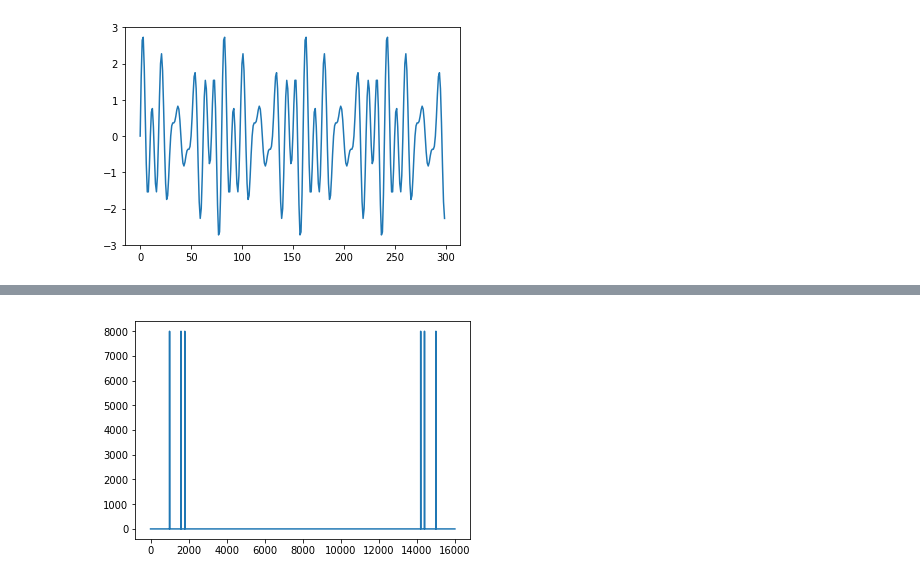
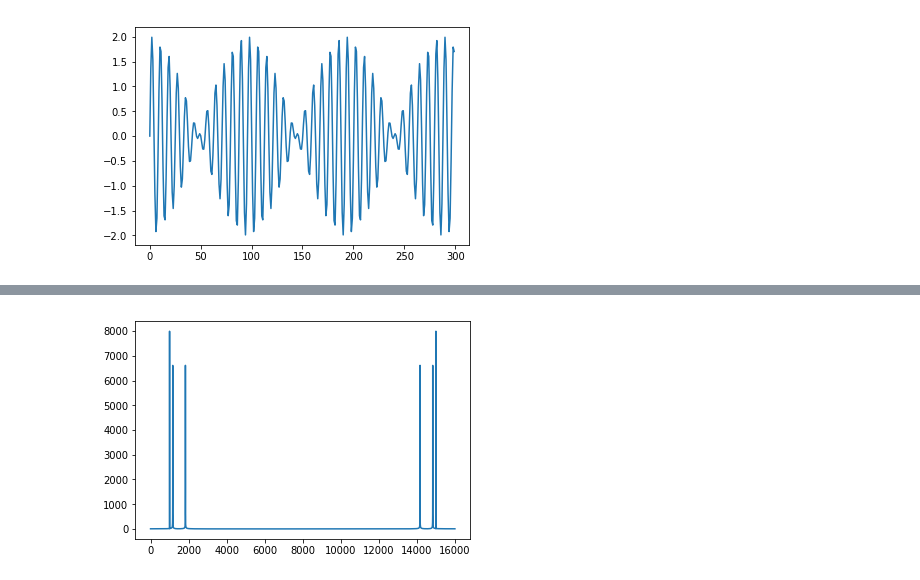
Before and after one commit to lucieperrotta/PDC, a Jupyter notebook: waveformFormer.ipynb, the cells around one changed output, grey strips where cells are left out. Drawn from its saved outputs; the diff is of its cells as text; code cells hidden in the pictures.

```diff
--- a/waveformFormer.ipynb
+++ b/waveformFormer.ipynb
@@ -11,7 +11,7 @@ Fs = 16000 # sampling freqency
 TWOPI = 2 * np.pi
 T=1
 # %%
-my_alphabet = list(' ' + string.ascii_lowercase + string.ascii_uppercase + string.digits) #our alphabet
+my_alphabet = list(' ' + string.printable) #our alphabet
 
 #transforms a character from our alphabet to its binary representation
 def toBinary(c):
@@ -40,19 +40,19 @@ def toWave(c):
 # %%
 #You can test every character here (example with 'D')
 
-x = toWave('y')
+x = toWave('\t')
 # the plot
 plt.plot(x[0:300])
 plt.show()
 
 # we can play it:
 IPython.display.Audio(x, rate=Fs)
 # %% [output]
-[figure, old version]
+[figure, new version]
 [interactive output not drawn]
 # %%
 X = np.fft.fft(x)
 plt.plot(np.abs(X))
 plt.show()
 # %% [output]
-[figure, old version]
+[figure, new version]
```
